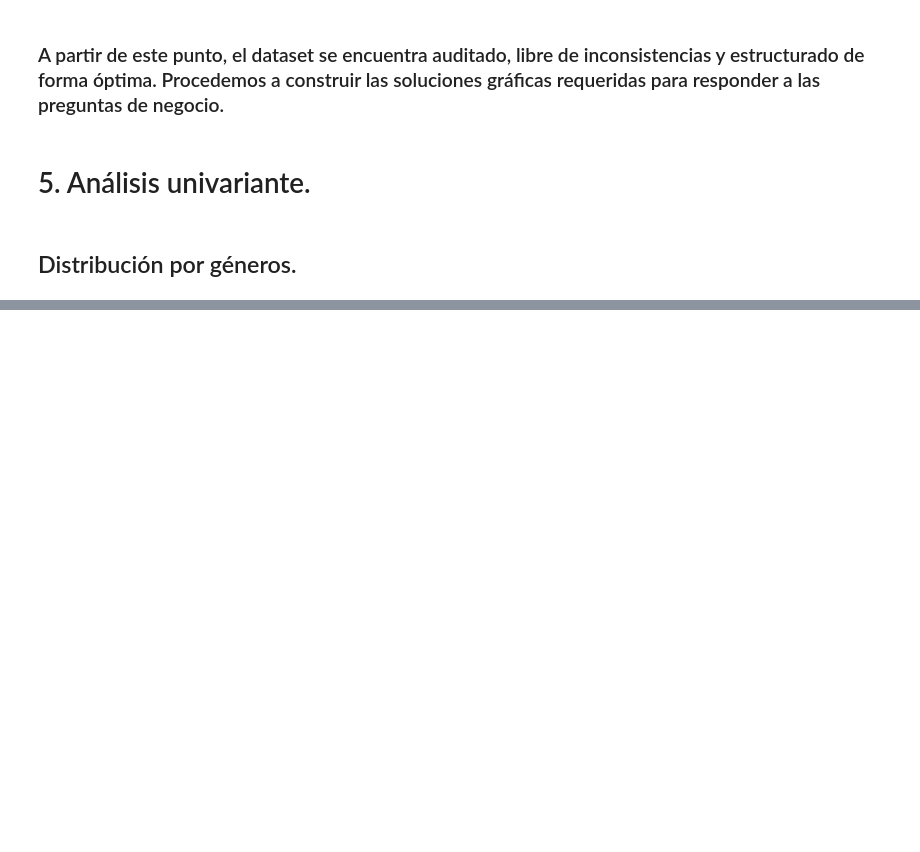
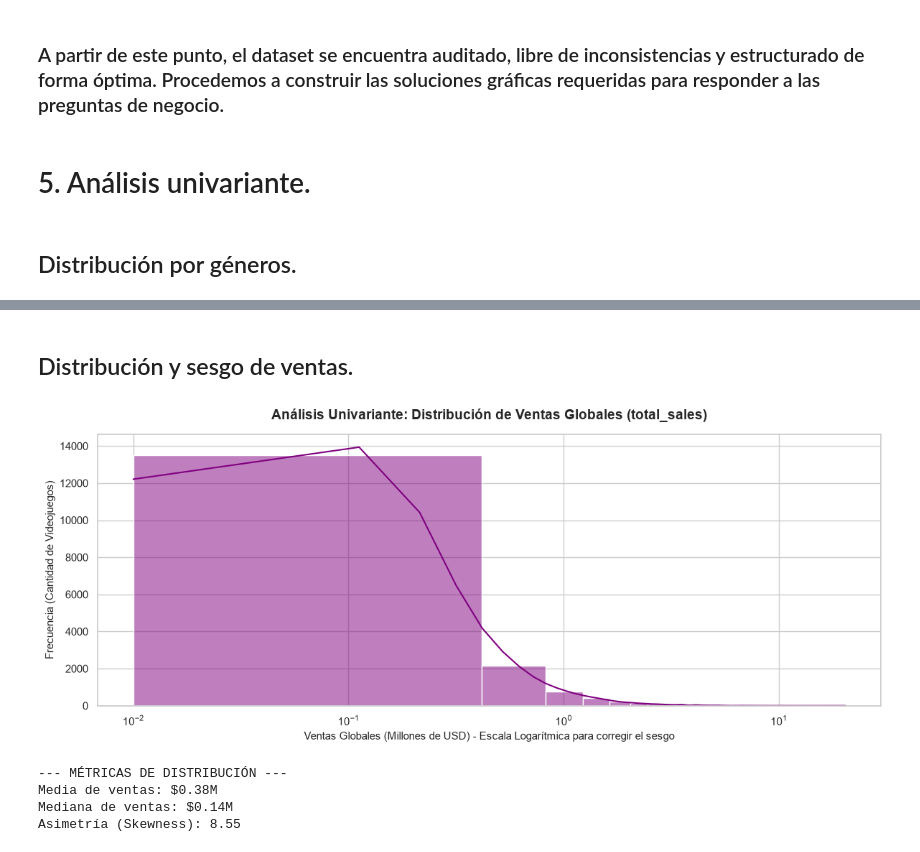
Before and after one commit to alvarodc093-pixel/Eda-Games, a Jupyter notebook: Notebook/Preprocesamiento.ipynb, the cells around one changed output, grey strips where cells are left out. Drawn from its saved outputs; the diff is of its cells as text; code cells hidden in the pictures; blank space fills up the shorter version.

```diff
--- a/Notebook/Preprocesamiento.ipynb
+++ b/Notebook/Preprocesamiento.ipynb
@@ -274,0 +250,39 @@ plt.show()
+# %% [markdown]
+## Distribución y sesgo de ventas.
+# %%
+# Configuración del gráfico de la distribución de la variable objetivo
+plt.figure(figsize=(12, 5))
+
+# Histograma con curva de densidad (KDE)
+sns.histplot(data=df, x="total_sales", bins=50, kde=True, color="purple")
+
+plt.title(
+    "Análisis Univariante: Distribución de Ventas Globales (total_sales)",
+    fontsize=14,
+    fontweight="bold",
+    pad=15,
+)
+plt.xlabel("Ventas Globales (Millones de USD)", fontsize=11)
+plt.ylabel("Frecuencia (Cantidad de Videojuegos)", fontsize=11)
+
+# Aplicar escala logarítmica para visualizar la distribución real debido al alto sesgo a la derecha
+plt.xscale("log")
+plt.xlabel(
+    "Ventas Globales (Millones de USD) - Escala Logarítmica para corregir el sesgo",
+    fontsize=11,
+)
+
+plt.tight_layout()
+plt.show()
+
+# Métricas estadísticas univariantes de la variable
+print("--- MÉTRICAS DE DISTRIBUCIÓN ---")
+print(f"Media de ventas: ${df['total_sales'].mean():.2f}M")
+print(f"Mediana de ventas: ${df['total_sales'].median():.2f}M")
+print(f"Asimetría (Skewness): {df['total_sales'].skew():.2f}")
+# %% [output]
+[figure, added]
+--- MÉTRICAS DE DISTRIBUCIÓN ---
+Media de ventas: $0.38M
+Mediana de ventas: $0.14M
+Asimetría (Skewness): 8.55
```
Also changed, not shown: parts of 7 cells of this notebook.
